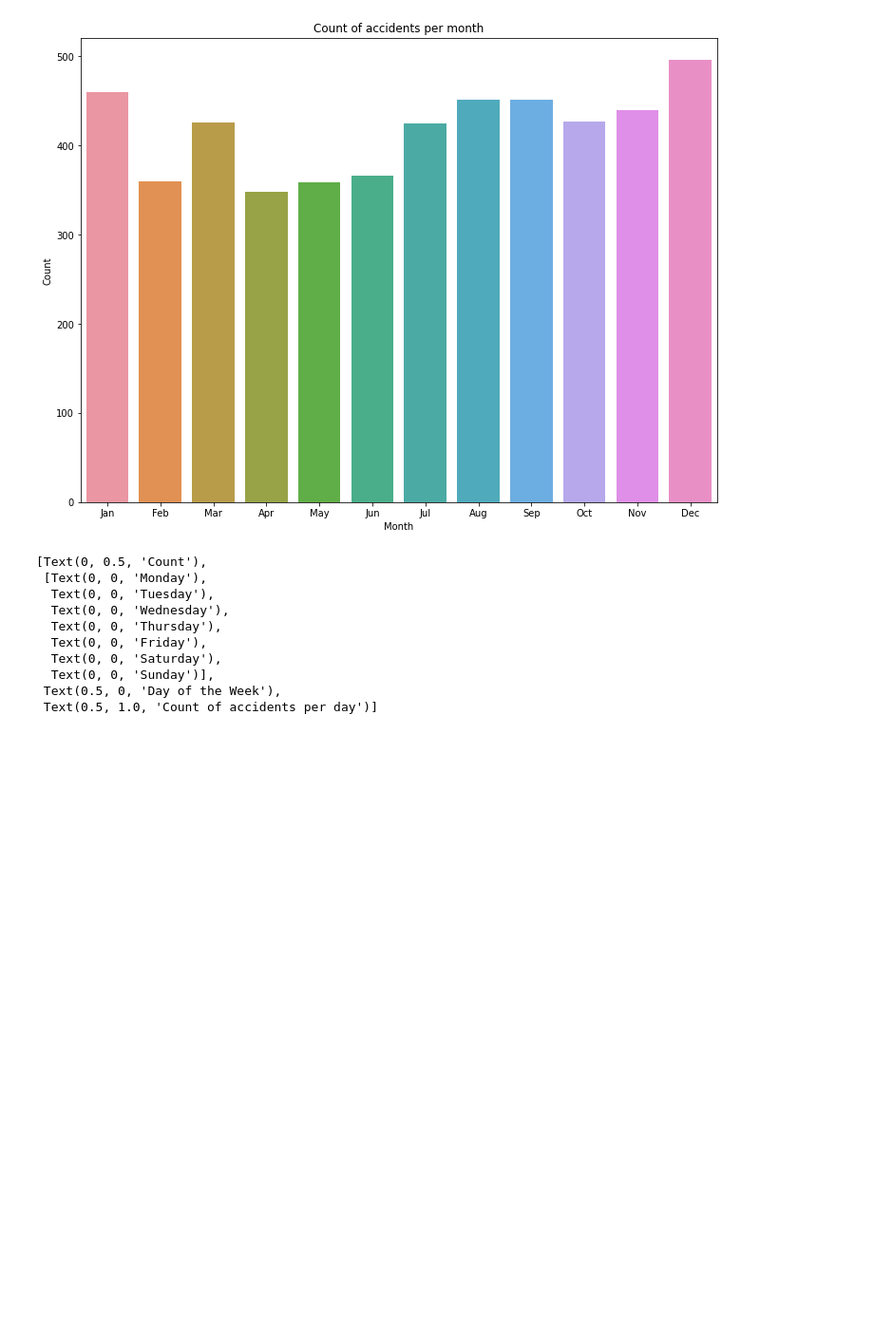
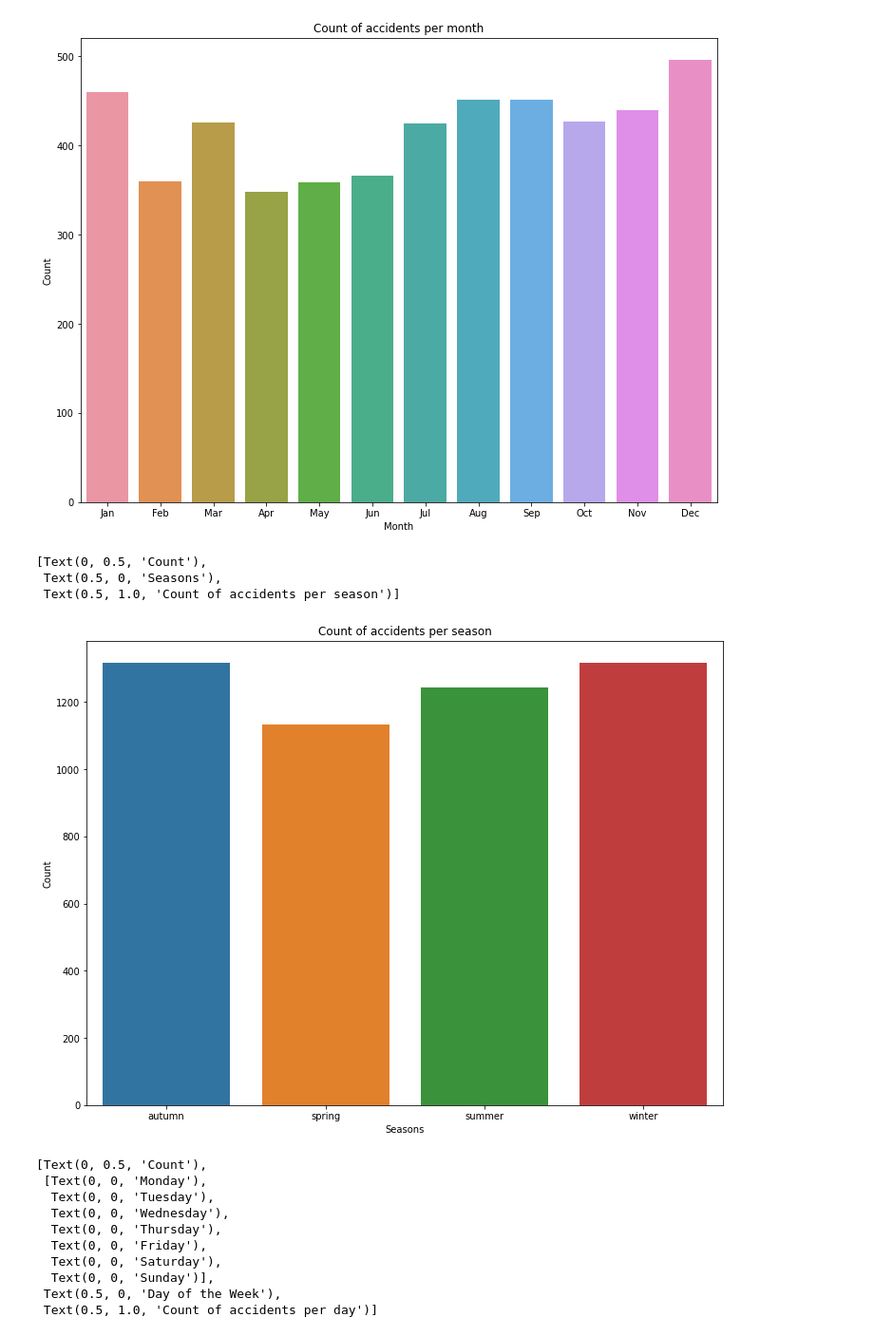
Before and after one commit to Tunjii10/AVIATION-AIRPLANE-FLIGHTS, a Jupyter notebook: Members/Favour/airplane_crash.ipynb, the cells around one changed output. Shown at 95% size. Saved outputs shown, nothing was run; the diff lists cells and outputs as text; code cells hidden in the pictures; blank space fills up the shorter version.

```diff
--- a/Members/Favour/airplane_crash.ipynb
+++ b/Members/Favour/airplane_crash.ipynb
@@ -148,6 +167,17 @@ g.set( xlabel = "Month", ylabel = "Count", title= 'Count of accidents per month'
  Text(0.5, 0, 'Month'),
  Text(0.5, 1.0, 'Count of accidents per month')]
 [figure]
+# %%
+#no accidents by season
+df = dataset.groupby('season')['date'].count().reset_index()
+plt.figure(figsize=(12,9))
+g = sns.barplot(x = 'season', y= 'date', data = df)
+g.set( xlabel = "Seasons", ylabel = "Count", title= 'Count of accidents per season')
+# %% [output]
+[Text(0, 0.5, 'Count'),
+ Text(0.5, 0, 'Seasons'),
+ Text(0.5, 1.0, 'Count of accidents per season')]
+[figure, added]
 # %%
 #no of accident by day of the week
 df = dataset.groupby('day')['date'].count().reset_index()
```
Also changed, not shown: parts of 13 cells of this notebook.
